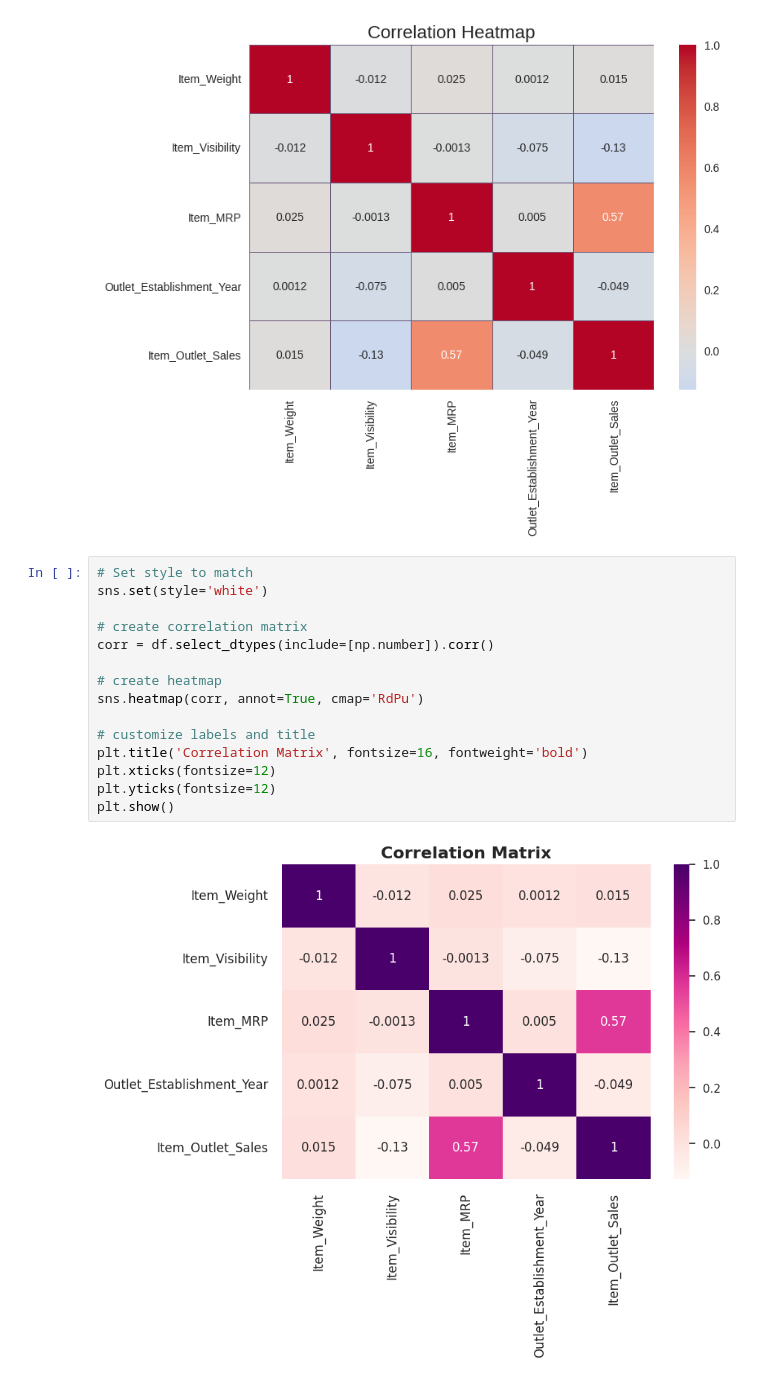
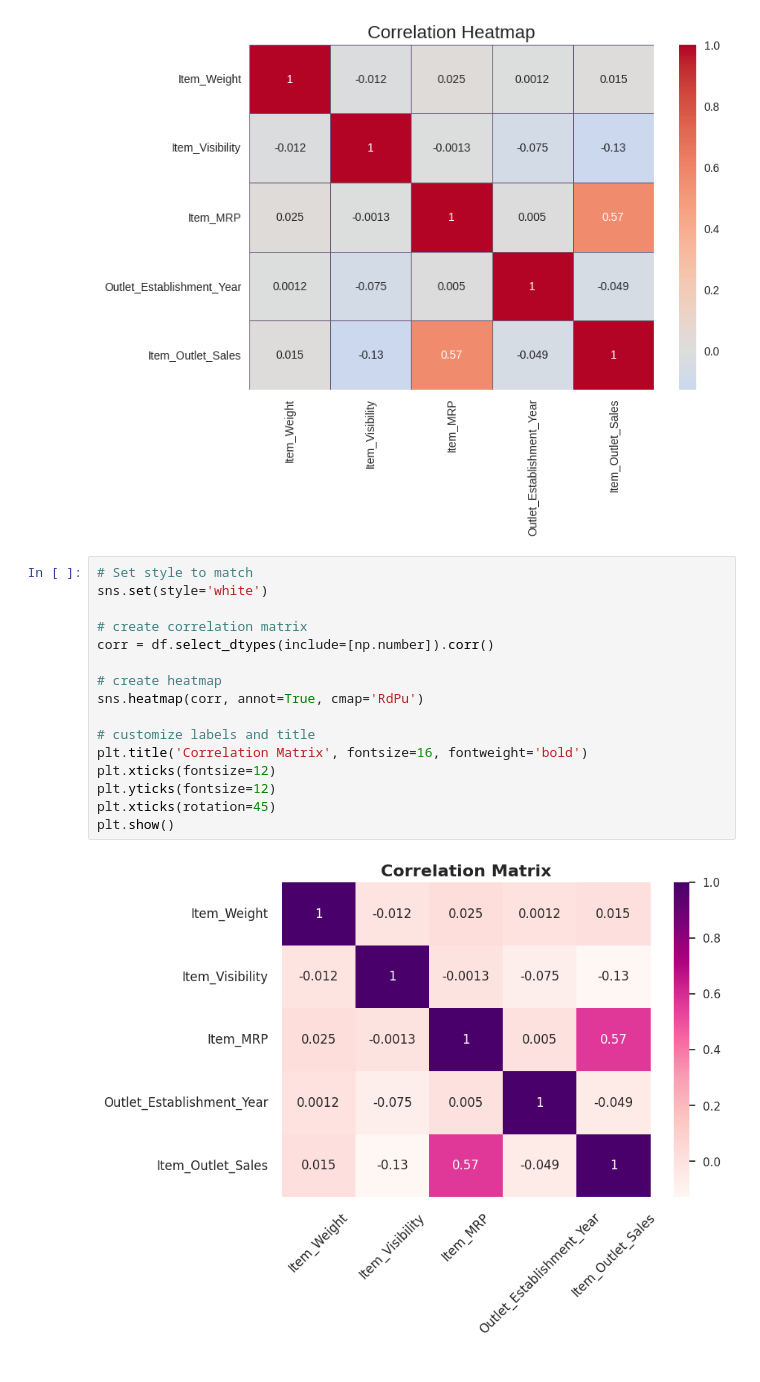
Before and after one commit to roseanalytica/sales_prediction, a Jupyter notebook: Sales_Prediction_Project.ipynb, the cells around one changed output. Saved outputs shown, nothing was run; the diff lists cells and outputs as text.

```diff
--- a/Sales_Prediction_Project.ipynb
+++ b/Sales_Prediction_Project.ipynb
@@ -247,17 +247,18 @@ plt.show()
 # %%
 # Set style to match
 sns.set(style='white')
 
 # create correlation matrix
 corr = df.select_dtypes(include=[np.number]).corr()
 
 # create heatmap
 sns.heatmap(corr, annot=True, cmap='RdPu')
 
 # customize labels and title
 plt.title('Correlation Matrix', fontsize=16, fontweight='bold')
 plt.xticks(fontsize=12)
 plt.yticks(fontsize=12)
+plt.xticks(rotation=45)
 plt.show()
 # %% [output]
-[figure, old version]
+[figure, new version]
```
